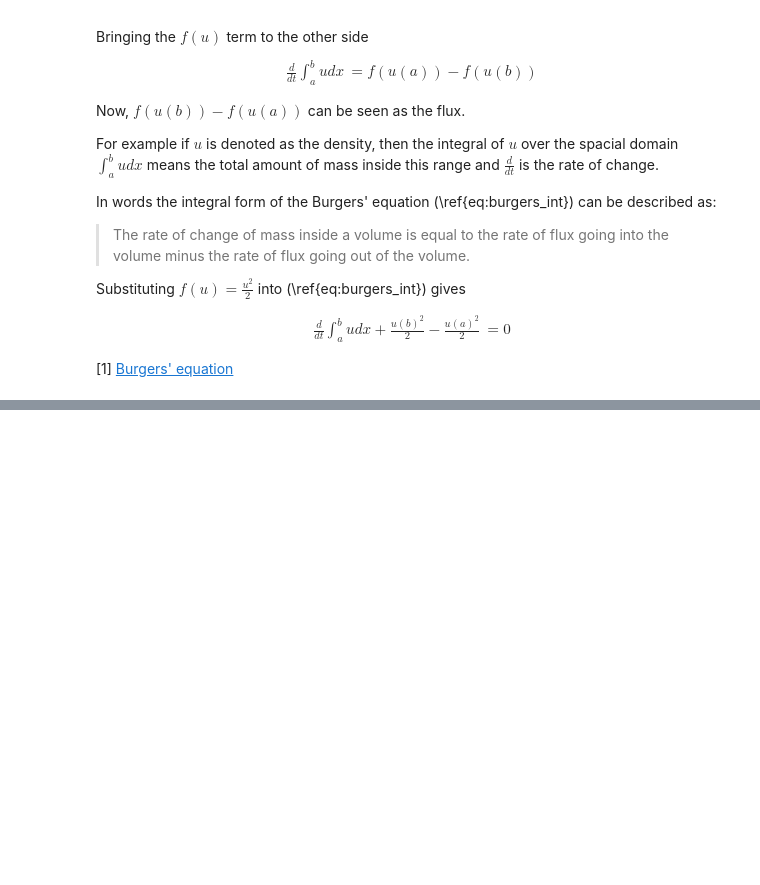
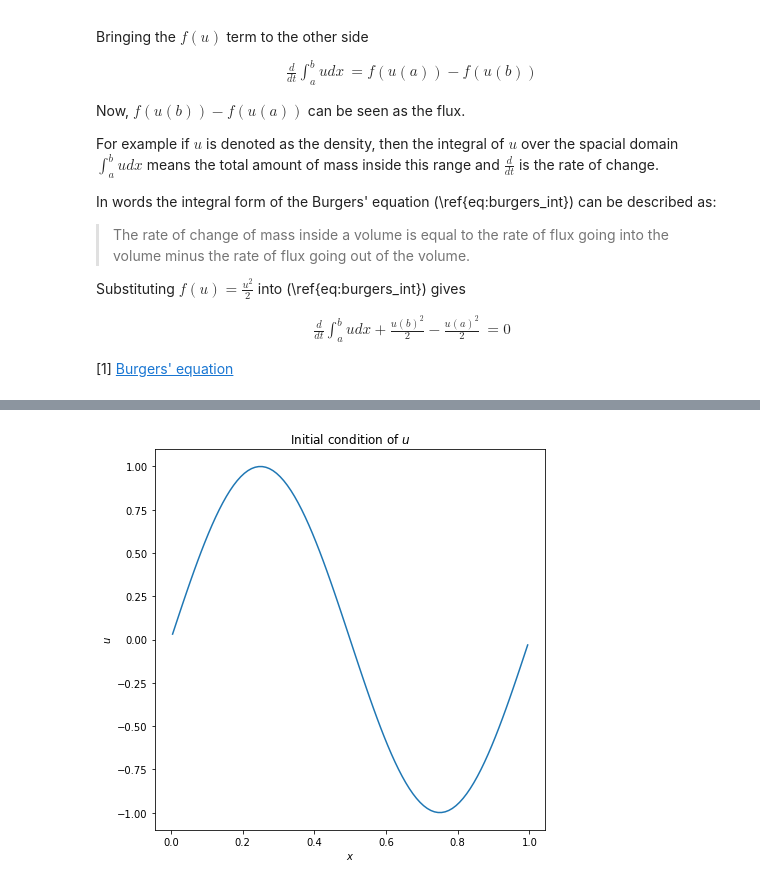
Before and after one commit to gilbertfrancois/partial-differential-equations, a Jupyter notebook: 1D Burgers' equation, finite volume.ipynb, the cells around one changed output, grey strips where cells are left out. Drawn from its saved outputs; the diff is of its cells as text; code cells hidden in the pictures; blank space fills up the shorter version.

```diff
--- a/1D Burgers' equation, finite volume.ipynb
+++ b/1D Burgers' equation, finite volume.ipynb
@@ -72,0 +98,30 @@ Substituting $f(u) = \frac{u^2}{2}$ into (\ref{eq:burgers_int}) gives
+# %%
+# number of cells in 1D space
+n = 100
+u = np.zeros(shape=(n,))
+
+# space
+x0 = 0
+xn = 1
+dx = (xn - x0)/n
+x_interface = np.linspace(x0, xn, n+1)
+x = x_interface[0:n] + dx/2
+
+# time
+t0 = 0
+tn = 0.5
+t_steps = 200
+t = np.linspace(t0, tn, t_steps)
+
+
+# Initial condition
+u_init = np.sin(2*np.pi*x)
+# %%
+plt.figure(figsize=(7,7))
+plt.plot(x, u_init, label="$\bar{u}$")
+plt.xlabel("$x$")
+plt.ylabel("$u$")
+plt.title("Initial condition of $u$")
+plt.show()
+# %% [output]
+[figure, added]
```
Also changed, not shown: parts of 7 cells of this notebook.
